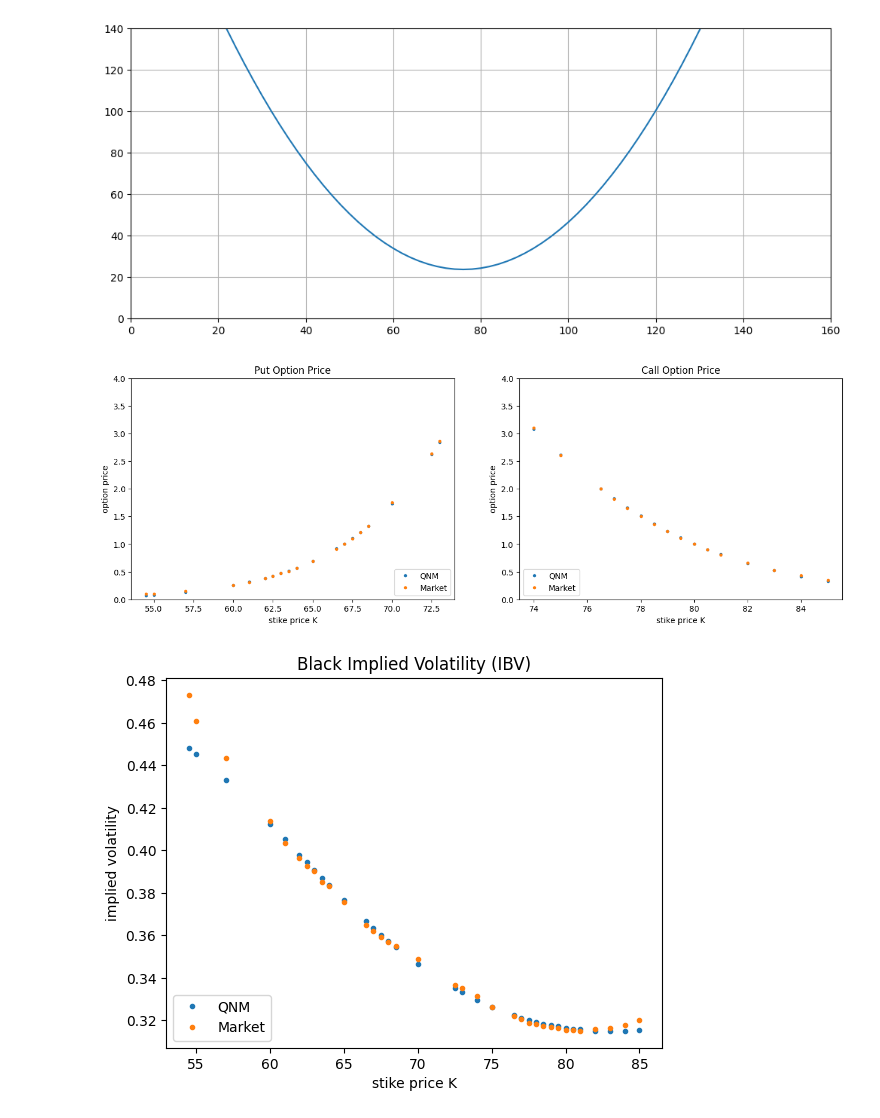
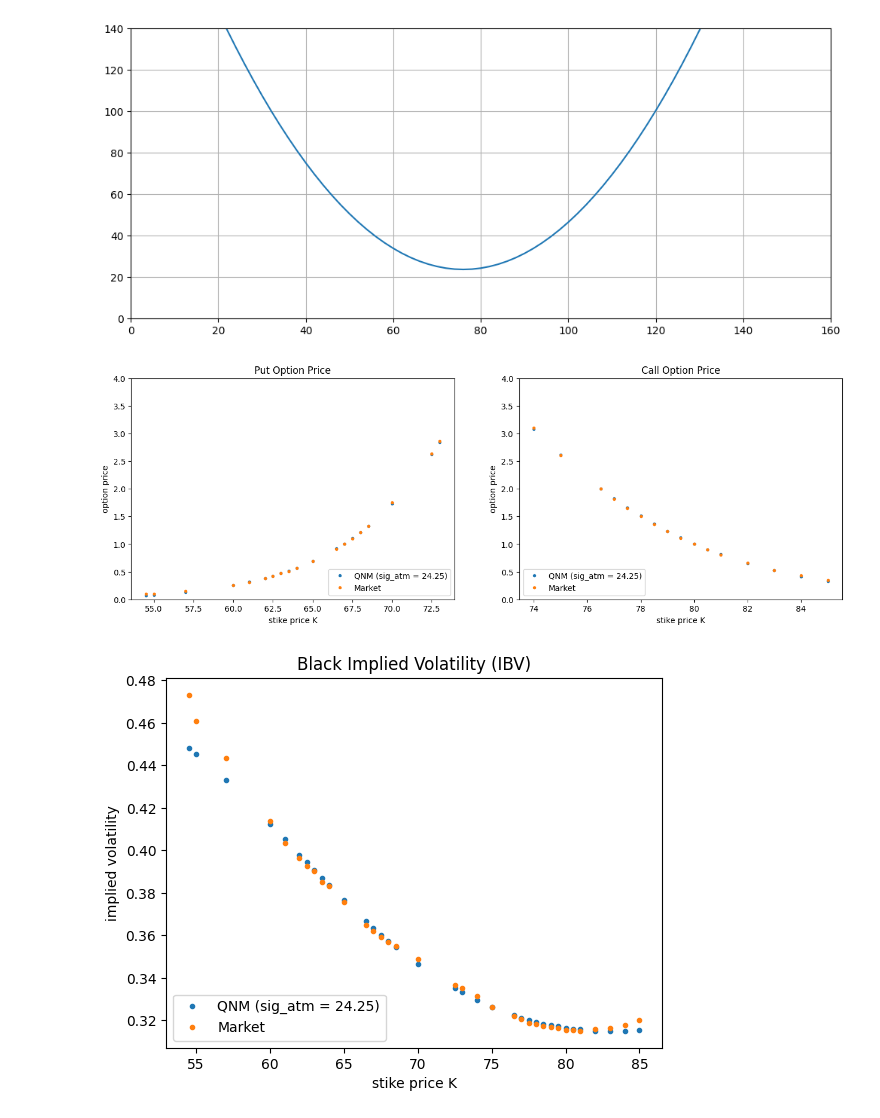
Before and after one commit to WuYenSun/Quadratic_Normal_Model_Calibration, a Jupyter notebook: Quadratic_Normal_Model_(Bouchouev,_2023).ipynb, the cells around one changed output. Saved outputs shown, nothing was run; the diff lists cells and outputs as text; code cells hidden in the pictures.

```diff
--- a/Quadratic_Normal_Model_(Bouchouev,_2023).ipynb
+++ b/Quadratic_Normal_Model_(Bouchouev,_2023).ipynb
@@ -282,10 +283,11 @@ plt.show()
 # %%
 # Black implied volatility (IBV)
 list_ibv_qnm, list_ibv_mkt = [], []
-for stirke_, option_type_, qnm_, mkt_ in zip(df_data.index, df_data['option type'].values, np.concatenate((arr_qnm_put, arr_qnm_call)), np.concatenate((arr_mkt_put, arr_mkt_call))):
-  list_ibv_qnm.append(implied_volatility(qnm_, futures_price, stirke_, risk_free_rate, time_to_maturity,
+for stirke_, option_type_, qnm_, mkt_ in zip(df_data.index, df_data['option type'].values,
+                                             np.concatenate((arr_qnm_put, arr_qnm_call)), np.concatenate((arr_mkt_put, arr_mkt_call))):
+    list_ibv_qnm.append(implied_volatility(qnm_, futures_price, stirke_, risk_free_rate, time_to_maturity,
                                                           option_type = option_type_, model = 'black', method='fsolve', disp=True))
-  list_ibv_mkt.append(implied_volatility(mkt_, futures_price, stirke_, risk_free_rate, time_to_maturity,
+    list_ibv_mkt.append(implied_volatility(mkt_, futures_price, stirke_, risk_free_rate, time_to_maturity,
                                                           option_type = option_type_, model = 'black', method='fsolve', disp=True))
 
 # create plot
@@ -304,16 +306,18 @@ plt.show()
 $$ argmin_{\theta}\sum_{i=1}^{N}\biggl( P_i(K_i) - f(K_i|\Theta) \biggr)^2 $$
 # %%
-# calibration
-def qnm_option_pricer(arr_K, a, b, c):
-  list_price, qnm_ = [], QNM(futures_price, inv_atm, a, b, c, risk_free_rate, time_to_maturity)
+# calibration scheme
+def qnm_option_pricer(sig_atm, arr_K, a, b, c):
+  list_price, qnm_ = [], QNM(futures_price, sig_atm, a, b, c, risk_free_rate, time_to_maturity)
   for K_ in arr_K:
-    if K_ < futures_price:
-      list_price.append(qnm_.option_pricer(K = K_, option_type = 'put'))
-    else:
-      list_price.append(qnm_.option_pricer(K = K_, option_type = 'call'))
+      if K_ < futures_price:
+        list_price.append(qnm_.option_pricer(K = K_, option_type = 'put'))
+      else:
+          list_price.append(qnm_.option_pricer(K = K_, option_type = 'call'))
   return list_price
 
-params, _ = curve_fit(qnm_option_pricer, df_data.index, df_data.loc[:,'price']
+# optimization
+sig_atm = inv_atm
+params, _ = curve_fit(partial(qnm_option_pricer, sig_atm), df_data.index, df_data.loc[:,'price']
                       , p0=[a, b, c], bounds=([-np.inf, -np.inf, -np.inf], [np.inf, np.inf, np.inf]))
 print(f'(a, b, c) = ({params[0]}, {params[1]}, {params[2]})')
 # %% [output]
@@ -334,46 +338,47 @@ plt.show()
 # %% [output]
 [figure]
 # %%
-qnm1 = QNM(futures_price, inv_atm, params[0], params[1], params[2], risk_free_rate, time_to_maturity)
+qnm1 = QNM(futures_price, sig_atm, params[0], params[1], params[2], risk_free_rate, time_to_maturity)
 arr_qnm_call = qnm1.option_pricer(K = df_data[df_data['option type']=='call'].index, option_type = 'call')
 arr_qnm_put = qnm1.option_pricer(K = df_data[df_data['option type']=='put'].index, option_type = 'put')
 
 
 # create subplots
 fig = plt.figure(figsize=(16,5))
 
 ax1 = fig.add_subplot(121)
-ax1.plot(df_data[df_data['option type']=='put'].index, arr_qnm_put, '.', linewidth = 0.5, label = 'QNM')
+ax1.plot(df_data[df_data['option type']=='put'].index, arr_qnm_put, '.', linewidth = 0.5, label = f'QNM (sig_atm = {sig_atm:.2f})')
 ax1.plot(df_data[df_data['option type']=='put'].index, arr_mkt_put, '.', linewidth = 0.5, label = 'Market')
 ax1.set_ylim([0, 4])
 ax1.set_title('Put Option Price')
 ax1.set_xlabel('stike price K')
 ax1.set_ylabel('option price')
 ax1.legend(loc = 'lower right')
 
 ax2 = fig.add_subplot(122)
-ax2.plot(df_data[df_data['option type']=='call'].index, arr_qnm_call, '.', linewidth = 0.5, label = 'QNM')
+ax2.plot(df_data[df_data['option type']=='call'].index, arr_qnm_call, '.', linewidth = 0.5, label = f'QNM (sig_atm = {sig_atm:.2f})')
 ax2.plot(df_data[df_data['option type']=='call'].index, arr_mkt_call, '.', linewidth = 0.5, label = 'Market')
 ax2.set_ylim([0, 4])
 ax2.set_title('Call Option Price')
 ax2.set_xlabel('stike price K')
 ax2.set_ylabel('option price')
 ax2.legend(loc = 'lower left')
 
 plt.show()
 # %% [output]
-[figure, old version]
+[figure, new version]
 # %%
 # Black implied volatility (IBV)
 list_ibv_qnm, list_ibv_mkt = [], []
-for stirke_, option_type_, qnm_, mkt_ in zip(df_data.index, df_data['option type'].values, np.concatenate((arr_qnm_put, arr_qnm_call)), np.concatenate((arr_mkt_put, arr_mkt_call))):
-  list_ibv_qnm.append(implied_volatility(qnm_, futures_price, stirke_, risk_free_rate, time_to_maturity,
+for stirke_, option_type_, qnm_, mkt_ in zip(df_data.index, df_data['option type'].values,
+                                             np.concatenate((arr_qnm_put, arr_qnm_call)), np.concatenate((arr_mkt_put, arr_mkt_call))):
+    list_ibv_qnm.append(implied_volatility(qnm_, futures_price, stirke_, risk_free_rate, time_to_maturity,
                                                           option_type = option_type_, model = 'black', method='fsolve', disp=True))
-  list_ibv_mkt.append(implied_volatility(mkt_, futures_price, stirke_, risk_free_rate, time_to_maturity,
+    list_ibv_mkt.append(implied_volatility(mkt_, futures_price, stirke_, risk_free_rate, time_to_maturity,
                                                           option_type = option_type_, model = 'black', method='fsolve', disp=True))
 
 # create plot
-plt.plot(df_data.index, list_ibv_qnm, '.', label = 'QNM')
+plt.plot(df_data.index, list_ibv_qnm, '.', label = f'QNM (sig_atm = {sig_atm:.2f})')
 plt.plot(df_data.index, list_ibv_mkt, '.', label = 'Market')
 plt.title('Black Implied Volatility (IBV)')
 plt.xlabel('stike price K')
@@ -381,4 +386,4 @@ plt.ylabel('implied volatility')
 plt.legend(loc = 'lower left')
 plt.show()
 # %% [output]
-[figure, old version]
+[figure, new version]
```
Also changed, not shown: parts of 13 cells of this notebook, 5 other files.
